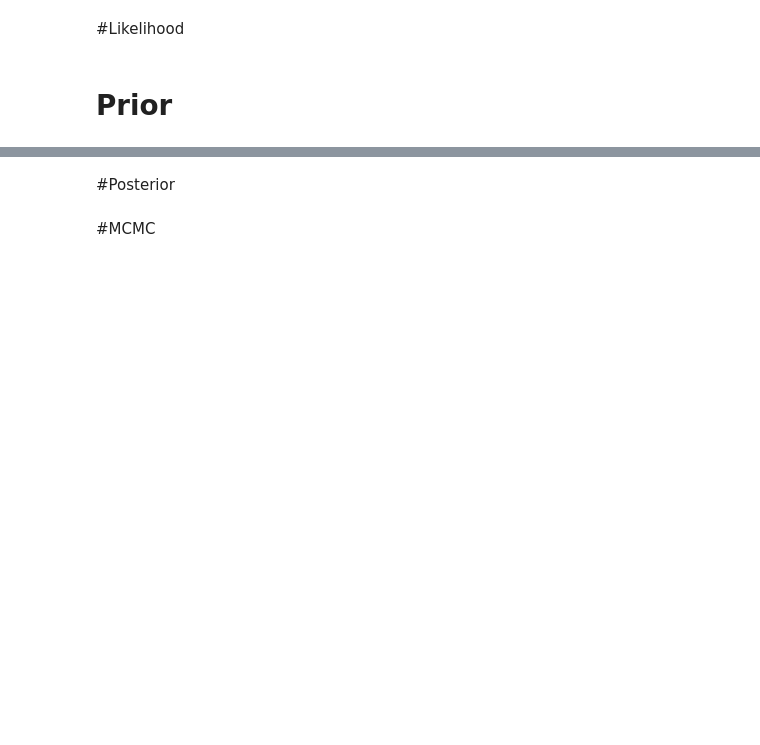
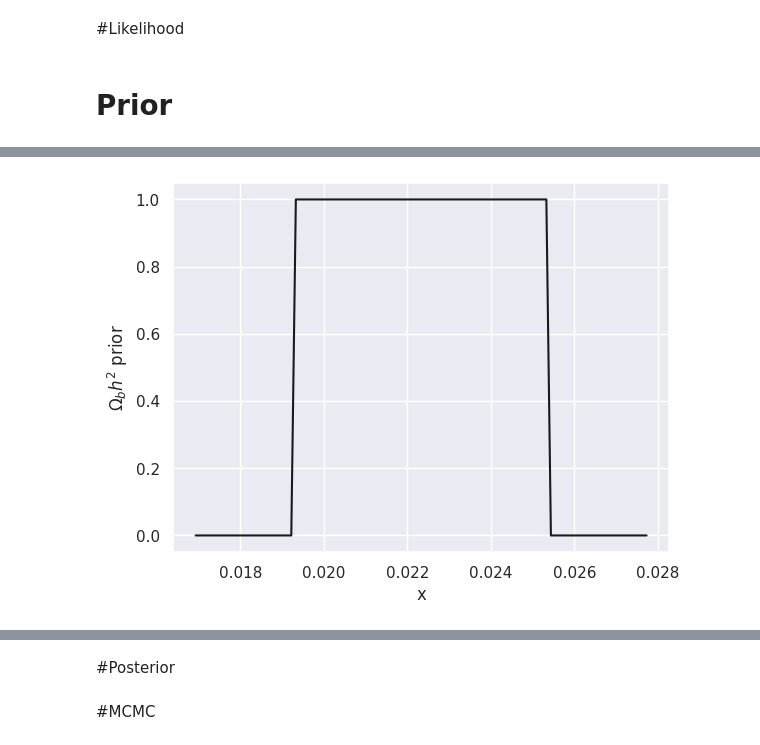
Before and after one commit to DanCalinBirjaru/mcmc, a Jupyter notebook: mcmc.ipynb, the cells around one changed output, grey strips where cells are left out. Cells and saved outputs as stored; diff of their text form; code cells hidden in the pictures; blank space fills up the shorter version.

```diff
--- a/mcmc.ipynb
+++ b/mcmc.ipynb
@@ -270,0 +239,8 @@ Text(0, 0.5, 'omch2 prior')
+# %%
+ombh2_low = 0.01933
+ombh2_high = 0.02533
+
+ombh2_pr = get_prior(ombh2_low, ombh2_high)
+plot_prior(ombh2_low, ombh2_high, "$\Omega_bh^2$")
+# %% [output]
+[figure, added]
```
Also changed, not shown: parts of 34 cells of this notebook.
